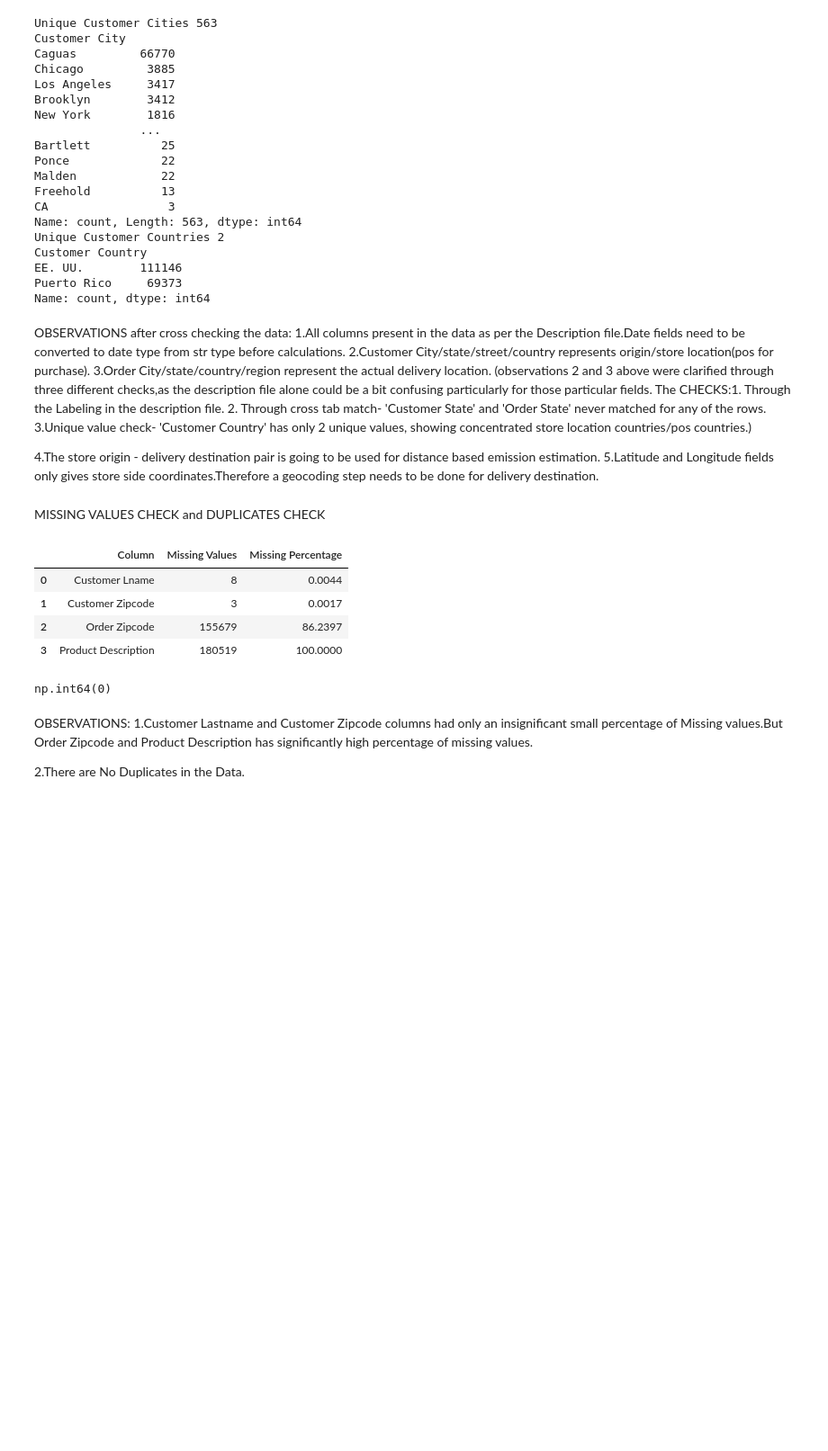
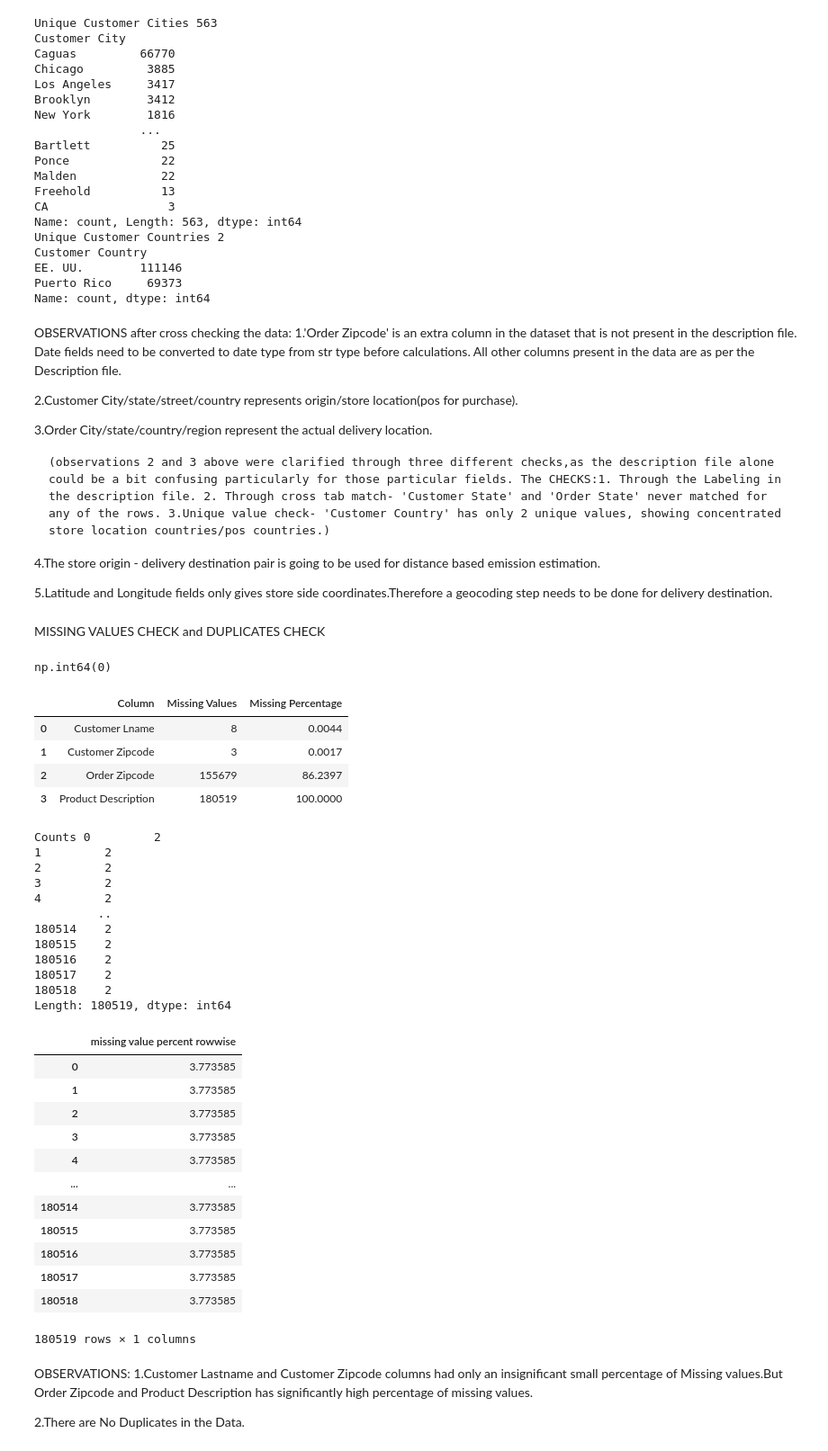
Before and after one commit to SweetyRoshith/PM_Project1, a Jupyter notebook: Code/Data_preparation.ipynb, the cells around one changed output. Shown at 90% size. Cells and saved outputs as stored; diff of their text form; code cells hidden in the pictures; blank space fills up the shorter version.

```diff
--- a/Code/Data_preparation.ipynb
+++ b/Code/Data_preparation.ipynb
@@ -152,14 +180,23 @@ Puerto Rico     69373
 Name: count, dtype: int64
 # %% [markdown]
 OBSERVATIONS after cross checking the data:
-1.All columns present in the data as per the Description file.Date fields need to be converted to date type from str type before calculations.
+1.'Order Zipcode' is an extra column in the dataset that is not present in the description file. Date fields need to be converted to date type from str type before calculations. All other columns present in the data are as per the Description file.
+
 2.Customer City/state/street/country represents origin/store location(pos for purchase).
+
 3.Order City/state/country/region represent the actual delivery location.
+
     (observations 2 and 3 above were clarified through three different checks,as the description file alone could be a bit confusing particularly for those particular fields. The CHECKS:1. Through the Labeling in the description file. 2. Through cross tab match- 'Customer State' and 'Order State' never matched for any of the rows. 3.Unique value check- 'Customer Country' has only 2 unique values, showing concentrated store location countries/pos countries.)
 
 4.The store origin - delivery destination pair is going to be used for distance based emission estimation.
+
 5.Latitude and Longitude fields only gives store side coordinates.Therefore a geocoding step needs to be done for delivery destination.
 # %% [markdown]
 MISSING VALUES CHECK and DUPLICATES CHECK
+# %%
+#DUPLICATES CHECK
+df.duplicated().sum() #
+# %% [output]
+np.int64(0)
 # %%
 #MISSING VALUES CHECK
@@ -174,11 +213,38 @@ display(missing)
 | 1 | Customer Zipcode | 3 | 0.0017 |
 | 2 | Order Zipcode | 155679 | 86.2397 |
 | 3 | Product Description | 180519 | 100.0000 |
-# %%
-#DUPLICATES CHECK
-df.duplicated().sum()
-# %% [output]
-np.int64(0)
+# %%
+#row wise
+rowwise_missing=df.isnull().sum(axis=1) #gives number of missing values in each row
+rowwise_missing_percent=(rowwise_missing/df.shape[1]*100).to_frame(name="missing value percent rowwise")
+print("Counts",rowwise_missing)
+display(rowwise_missing_percent)
+# %% [output]
+Counts 0         2
+1         2
+2         2
+3         2
+4         2
+         ..
+180514    2
+180515    2
+180516    2
+180517    2
+180518    2
+Length: 180519, dtype: int64
+|  | missing value percent rowwise |
+| 0 | 3.773585 |
+| 1 | 3.773585 |
+| 2 | 3.773585 |
+| 3 | 3.773585 |
+| 4 | 3.773585 |
+| ... | ... |
+| 180514 | 3.773585 |
+| 180515 | 3.773585 |
+| 180516 | 3.773585 |
+| 180517 | 3.773585 |
+| 180518 | 3.773585 |
+180519 rows × 1 columns
 # %% [markdown]
 OBSERVATIONS:
 1.Customer Lastname and Customer Zipcode columns had only an insignificant small percentage of Missing values.But Order Zipcode and   Product Description has significantly high percentage of missing values.
```
Also changed, not shown: parts of 20 cells of this notebook.
